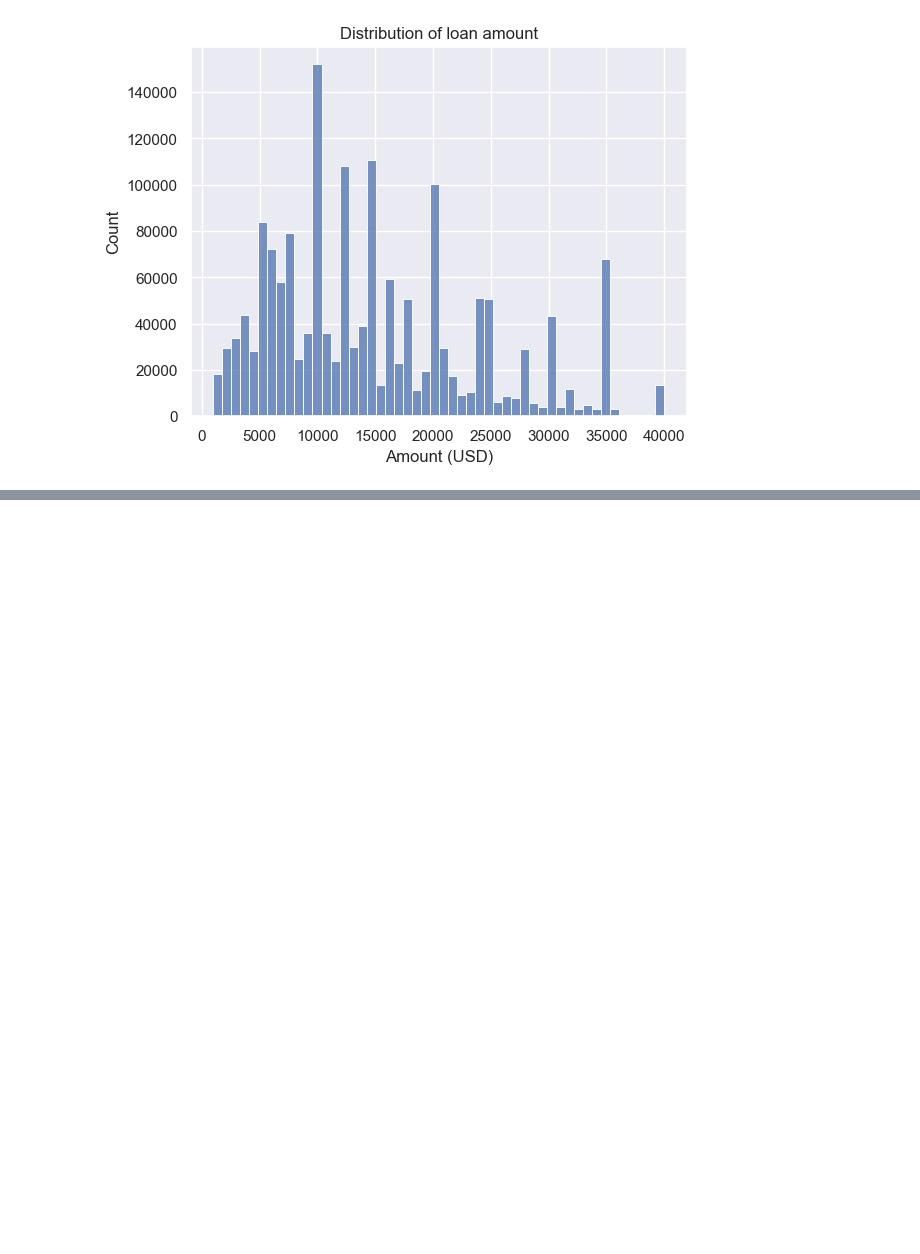
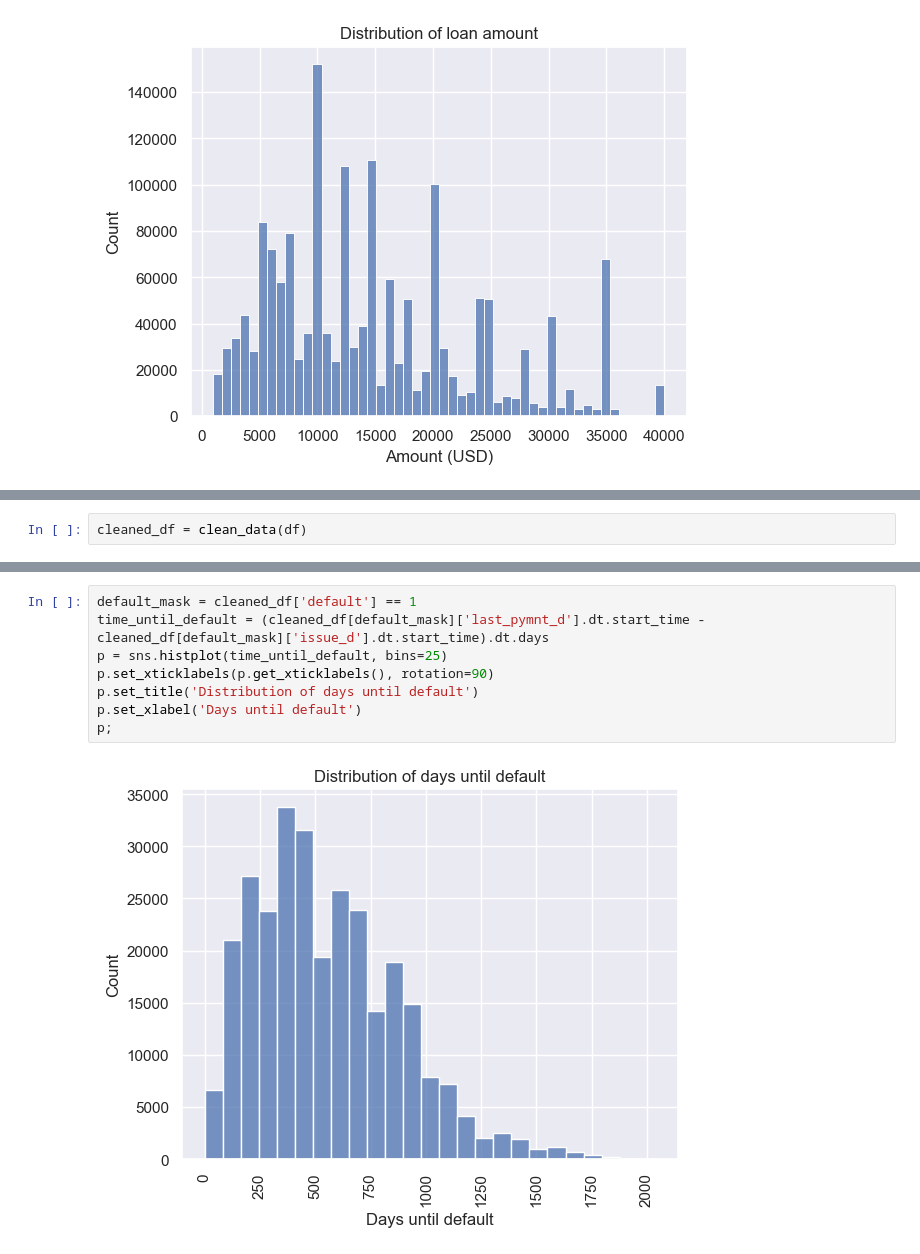
Before and after one commit to tkunanuntakij/lending-club-credit-risk-modeling, a Jupyter notebook: notebooks/01_eda.ipynb, the cells around one changed output, grey strips where cells are left out. Saved outputs shown, nothing was run; the diff lists cells and outputs as text; blank space fills up the shorter version.

Commit message:
feat: add data cleaning

```diff
--- a/notebooks/01_eda.ipynb
+++ b/notebooks/01_eda.ipynb
@@ -166,0 +299,2 @@ Text(0.5, 0, 'Amount (USD)')
+# %%
+cleaned_df = clean_data(df)
@@ -166,0 +326,10 @@ Text(0.5, 0, 'Amount (USD)')
+# %%
+default_mask = cleaned_df['default'] == 1
+time_until_default = (cleaned_df[default_mask]['last_pymnt_d'].dt.start_time - cleaned_df[default_mask]['issue_d'].dt.start_time).dt.days
+p = sns.histplot(time_until_default, bins=25)
+p.set_xticklabels(p.get_xticklabels(), rotation=90)
+p.set_title('Distribution of days until default')
+p.set_xlabel('Days until default')
+p;
+# %% [output]
+[figure, added]
```
Also changed, not shown: parts of 28 cells of this notebook, 3 other files.
